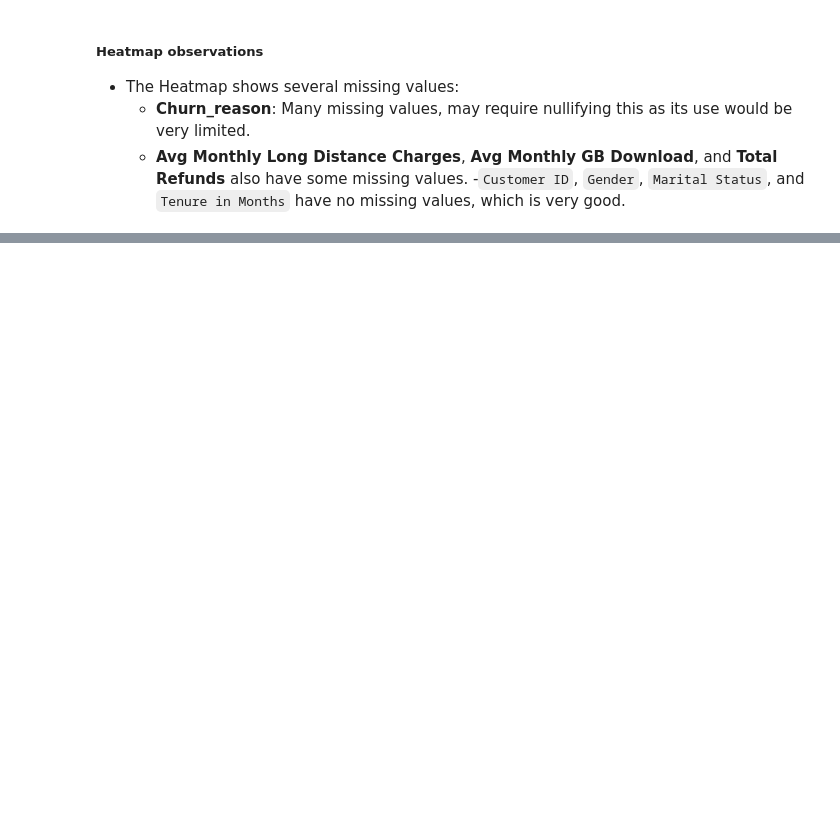
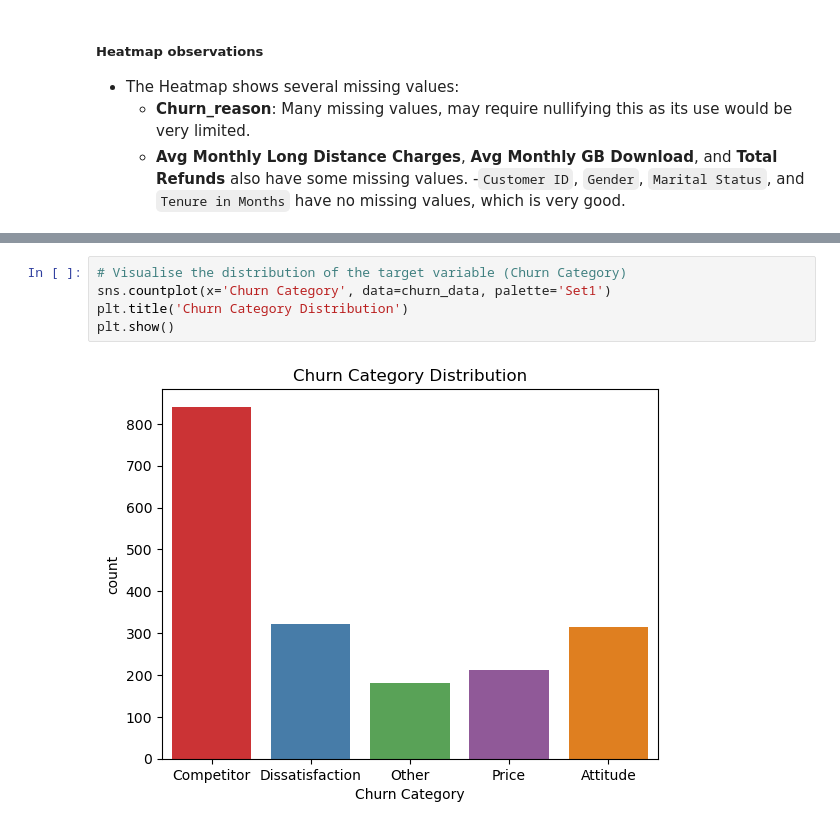
Before and after one commit to asaid03/churn-prediction, a Jupyter notebook: Telecom_Churn_EDA.ipynb, the cells around one changed output, grey strips where cells are left out. Cells and saved outputs as stored; diff of their text form; blank space fills up the shorter version.

```diff
--- a/Telecom_Churn_EDA.ipynb
+++ b/Telecom_Churn_EDA.ipynb
@@ -81,0 +86,7 @@ plt.show()
+# %%
+# Visualise the distribution of the target variable (Churn Category)
+sns.countplot(x='Churn Category', data=churn_data, palette='Set1')
+plt.title('Churn Category Distribution')
+plt.show()
+# %% [output]
+[figure, added]
```
Also changed, not shown: parts of 10 cells of this notebook.
